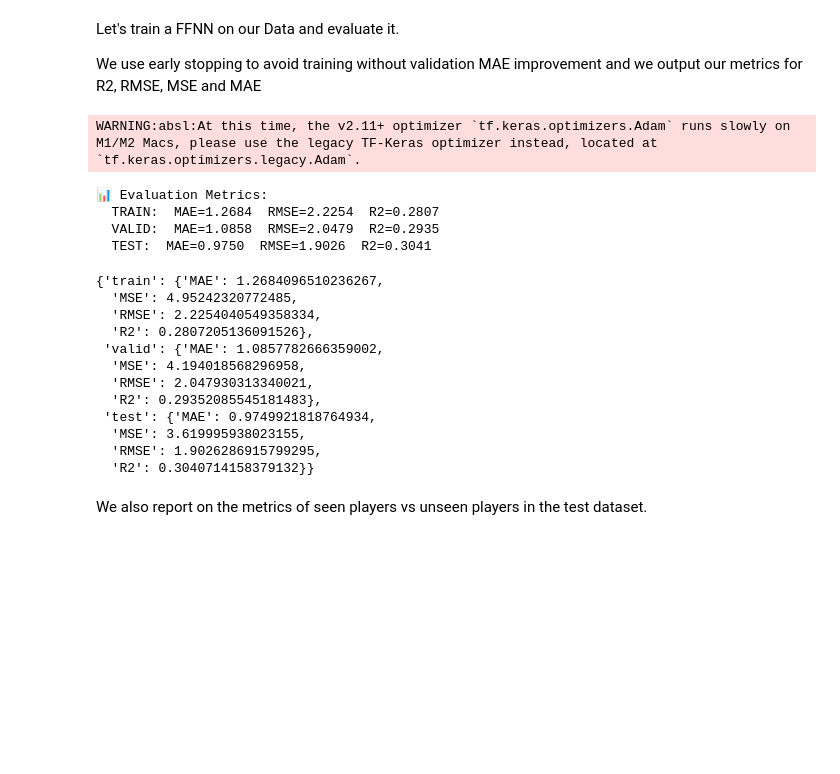
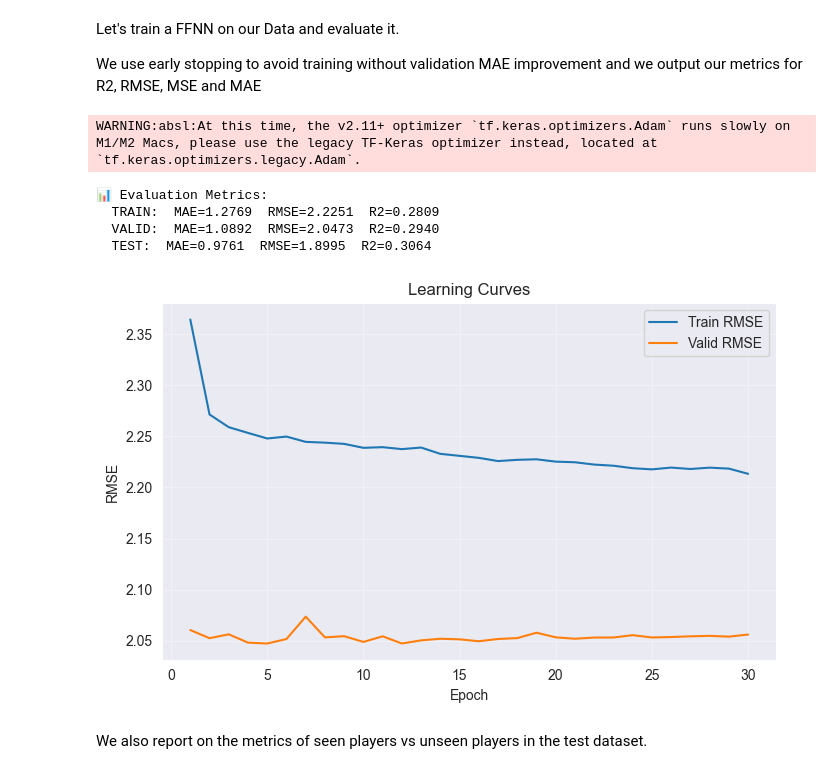
Before and after one commit to Youssef-Malek2004/FPL-ACL-Team-28, a Jupyter notebook: notebooks/final-notebook.ipynb, the cells around one changed output. Saved outputs shown, nothing was run; the diff lists cells and outputs as text; code cells hidden in the pictures; blank space fills up the shorter version.

```diff
--- a/notebooks/final-notebook.ipynb
+++ b/notebooks/final-notebook.ipynb
@@ -1110,8 +1342,15 @@ def train_ffnn(
             "verbose": 0,
         }
     model = FFNNRegressor(**params)
-    model.fit(X_train, y_train, X_valid, y_valid)
-    return model
+    hist = model.fit(X_train, y_train, X_valid, y_valid)
+
+    history = {
+    "train_rmse": np.sqrt(hist.history["loss"]),
+    "val_rmse":   np.sqrt(hist.history["val_loss"]),
+    }
+
+    return model, history
+
 
 def build_xy(
     df: pd.DataFrame,
@@ -1634,26 +1961,18 @@ Let's train a FFNN on our Data and evaluate it.
 
 We use early stopping to avoid training without validation MAE improvement and we output our metrics for R2, RMSE, MSE and MAE
 # %%
-model_ffnn = train_ffnn(X_train, y_train, X_valid, y_valid)
-evaluate_model(model_ffnn, X_test, y_test, X_train, y_train, X_valid, y_valid)
+model_ffnn, history = train_ffnn(X_train, y_train, X_valid, y_valid)
+baseline_report = evaluate_model(model_ffnn, X_test, y_test, X_train, y_train, X_valid, y_valid)
 # %% [output]
 WARNING:absl:At this time, the v2.11+ optimizer `tf.keras.optimizers.Adam` runs slowly on M1/M2 Macs, please use the legacy TF-Keras optimizer instead, located at `tf.keras.optimizers.legacy.Adam`.
 📊 Evaluation Metrics:
-  TRAIN:  MAE=1.2684  RMSE=2.2254  R2=0.2807
-  VALID:  MAE=1.0858  RMSE=2.0479  R2=0.2935
-  TEST:  MAE=0.9750  RMSE=1.9026  R2=0.3041
+  TRAIN:  MAE=1.2769  RMSE=2.2251  R2=0.2809
+  VALID:  MAE=1.0892  RMSE=2.0473  R2=0.2940
+  TEST:  MAE=0.9761  RMSE=1.8995  R2=0.3064
-{'train': {'MAE': 1.2684096510236267,
-  'MSE': 4.95242320772485,
-  'RMSE': 2.2254040549358334,
-  'R2': 0.2807205136091526},
- 'valid': {'MAE': 1.0857782666359002,
-  'MSE': 4.194018568296958,
-  'RMSE': 2.047930313340021,
-  'R2': 0.29352085545181483},
- 'test': {'MAE': 0.9749921818764934,
-  'MSE': 3.619995938023155,
-  'RMSE': 1.9026286915799295,
-  'R2': 0.3040714158379132}}
+# %%
+plot_learning_curves(model_ffnn)
+# %% [output]
+[figure, added]
 # %% [markdown]
 We also report on the metrics of seen players vs unseen players in the test dataset.
 # %%
```
Also changed, not shown: parts of 8 cells of this notebook.
